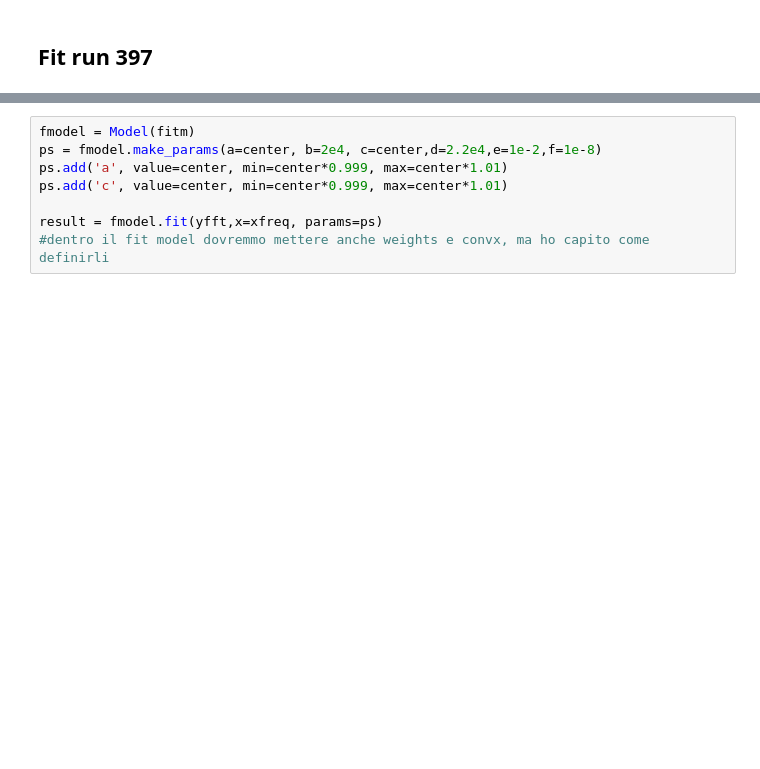
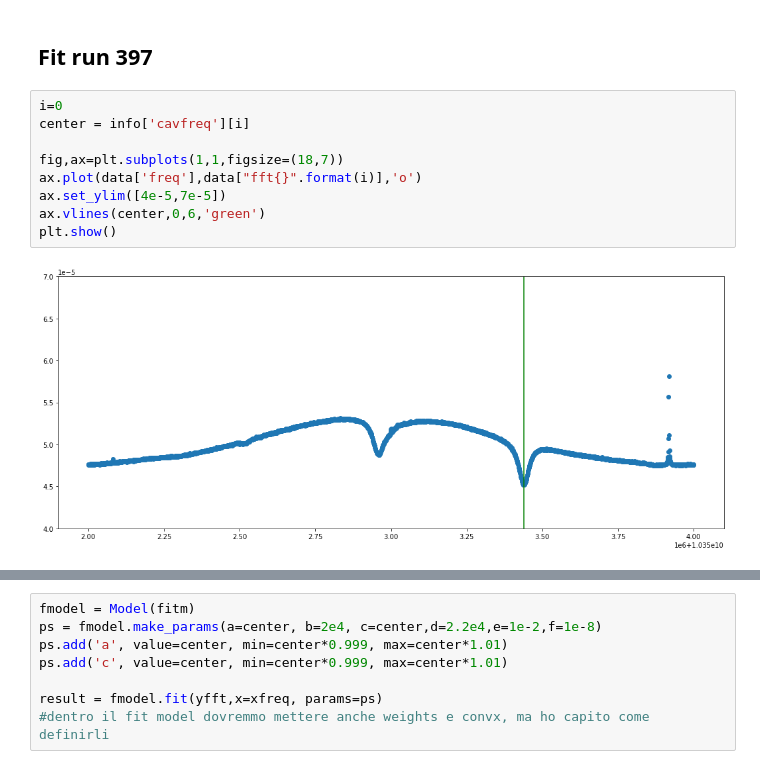
Before and after one commit to Manfredi1/QUAX_project, a Jupyter notebook: FitRun397_test.ipynb, the cells around one changed output, grey strips where cells are left out. Drawn from its saved outputs; the diff is of its cells as text; blank space fills up the shorter version.

```diff
--- a/FitRun397_test.ipynb
+++ b/FitRun397_test.ipynb
@@ -91,3 +114,14 @@ info
 | 12 | 411 | 1.035336e+10 |
 # %% [markdown]
 ## Fit run 397
+# %%
+i=0
+center = info['cavfreq'][i]
+
+fig,ax=plt.subplots(1,1,figsize=(18,7))
+ax.plot(data['freq'],data["fft{}".format(i)],'o')
+ax.set_ylim([4e-5,7e-5])
+ax.vlines(center,0,6,'green')
+plt.show()
+# %% [output]
+[figure, added]
```
Also changed, not shown: parts of 18 cells of this notebook.
